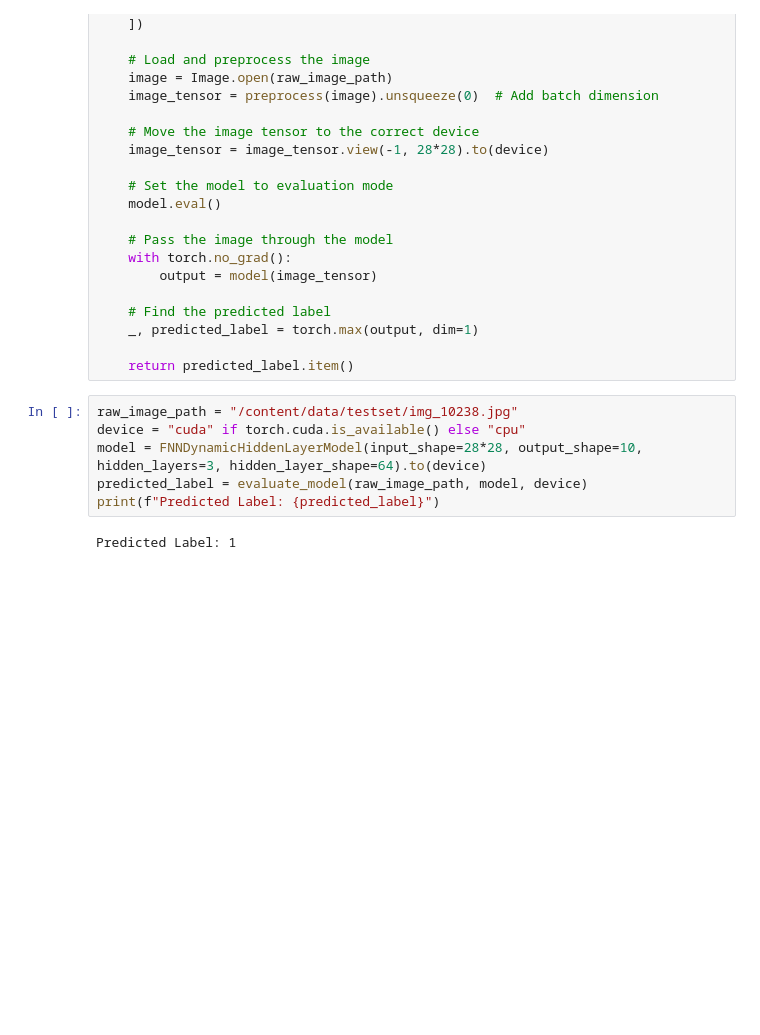
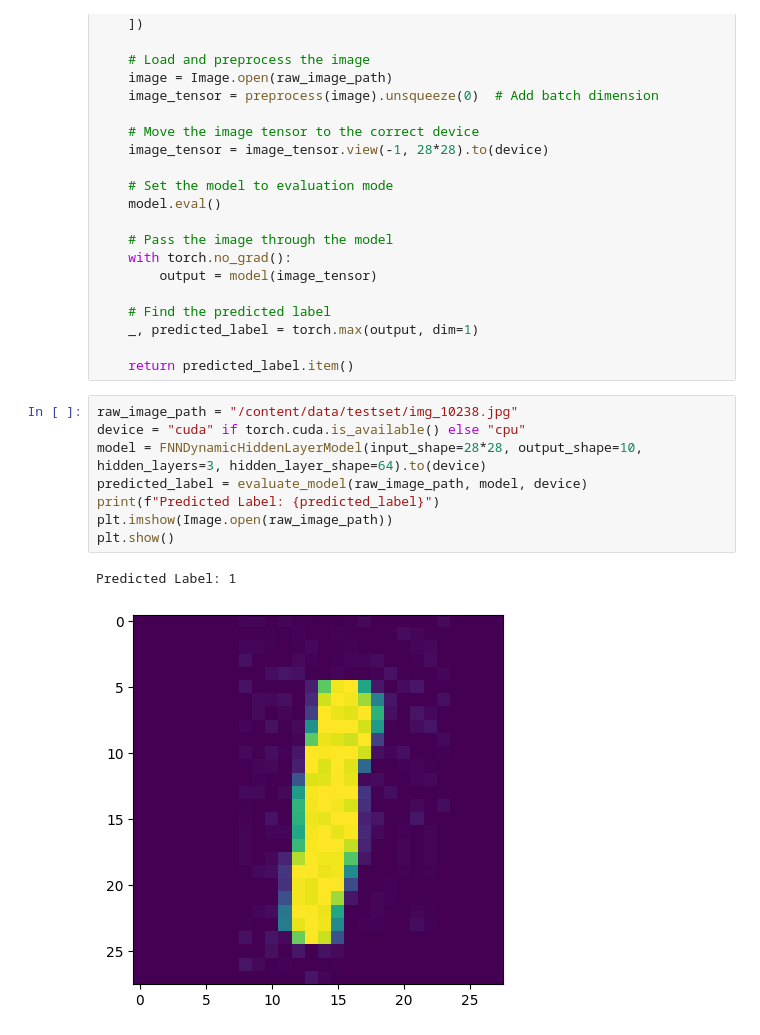
Before and after one commit to dins2k2/AIStuffs, a Jupyter notebook: DeepLearning_PyTorch_Practice.ipynb, the cells around one changed output. Saved outputs shown, nothing was run; the diff lists cells and outputs as text; blank space fills up the shorter version.

```diff
--- a/DeepLearning_PyTorch_Practice.ipynb
+++ b/DeepLearning_PyTorch_Practice.ipynb
@@ -955,8 +955,11 @@ def evaluate_model(raw_image_path, model, device="cuda"):
 # %%
 raw_image_path = "/content/data/testset/img_10238.jpg"
 device = "cuda" if torch.cuda.is_available() else "cpu"
 model = FNNDynamicHiddenLayerModel(input_shape=28*28, output_shape=10, hidden_layers=3, hidden_layer_shape=64).to(device)
 predicted_label = evaluate_model(raw_image_path, model, device)
 print(f"Predicted Label: {predicted_label}")
+plt.imshow(Image.open(raw_image_path))
+plt.show()
 # %% [output]
 Predicted Label: 1
+[figure, added]
```
